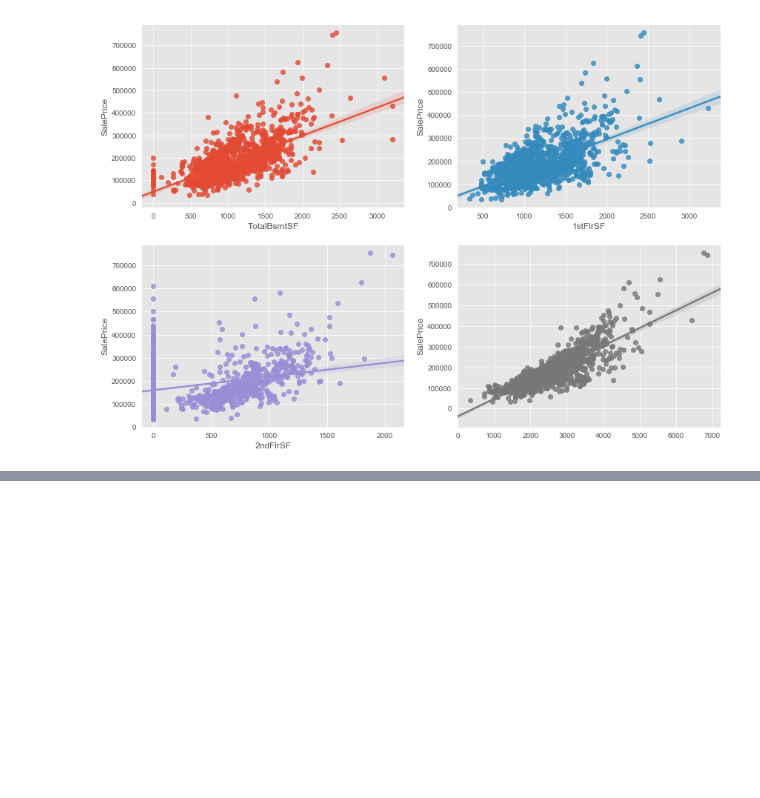
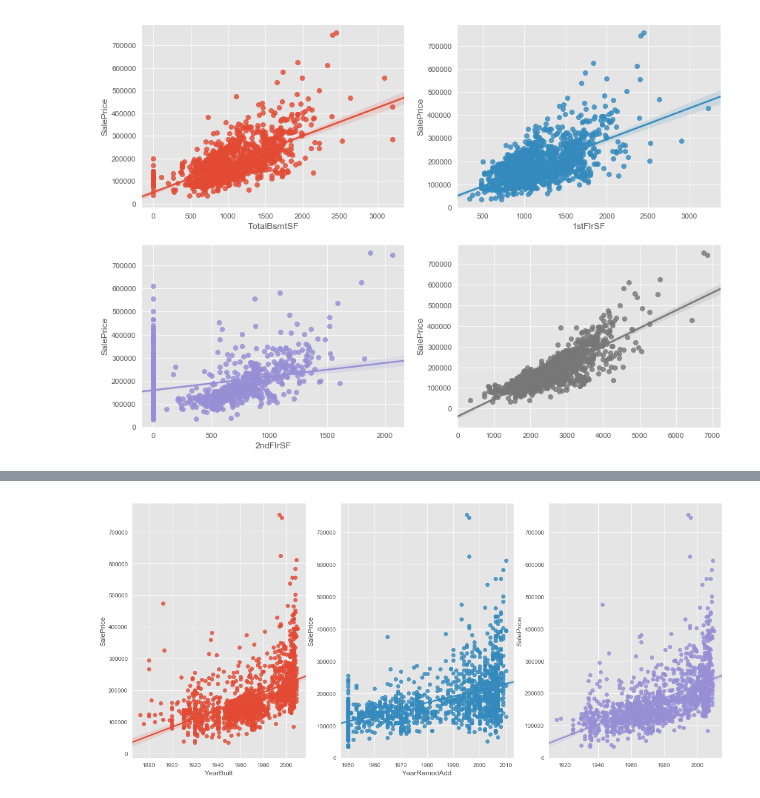
Before and after one commit to santiago-kai/Kaggle---Housing-Prices, a Jupyter notebook: main_ipy.ipynb, the cells around one changed output, grey strips where cells are left out. Cells and saved outputs as stored; diff of their text form; code cells hidden in the pictures; blank space fills up the shorter version.

```diff
--- a/main_ipy.ipynb
+++ b/main_ipy.ipynb
@@ -313,0 +339,10 @@ all_data['NoBsmt'] = (all_data['TotalBsmtSF']==0)
+# %%
+figure, (ax1, ax2, ax3) = plt.subplots(nrows=1, ncols=3)
+figure.set_size_inches(18, 8)
+_ = sns.regplot(train['YearBuilt'], salePrices['SalePrice'], ax=ax1)
+_ = sns.regplot(train['YearRemodAdd'], salePrices['SalePrice'], ax=ax2)
+_ = sns.regplot((train['YearBuilt']+train['YearRemodAdd'])/2,
+                salePrices['SalePrice'], ax=ax3)
+# why use the average value ???
+# %% [output]
+[figure, added]
```
Also changed, not shown: parts of 55 cells of this notebook, 7 other files.
